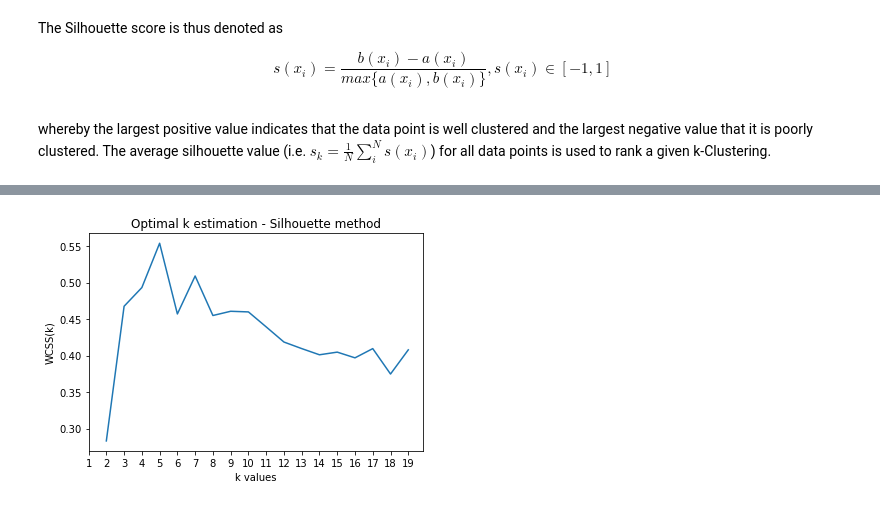
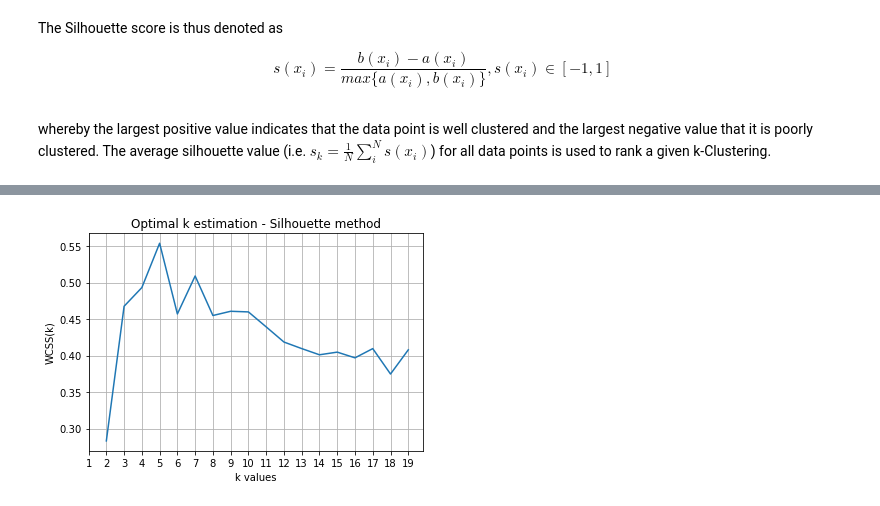
Before and after one commit to YvesMatanga/freemium_datascience, a Jupyter notebook: machine-learning-tutorials/Unsupervised Learning/Practice/2-Clustering-Analysis-Case-Study.ipynb, the cells around one changed output, grey strips where cells are left out. Saved outputs shown, nothing was run; the diff lists cells and outputs as text; code cells hidden in the pictures.

```diff
--- a/machine-learning-tutorials/Unsupervised Learning/Practice/2-Clustering-Analysis-Case-Study.ipynb
+++ b/machine-learning-tutorials/Unsupervised Learning/Practice/2-Clustering-Analysis-Case-Study.ipynb
@@ -76,8 +76,14 @@ x_1 = sub_df['Annual Income (k$)']
 x_2 = sub_df['Spending Score (1-100)']
 
 sv=[]
+
+sv_id = -1
+sv_val = -1
 for k in range(2,20): #set range k values to search from
     km = KMeans(k)
     km.fit(sub_df)
     score = silhouette_score(sub_df,km.labels_,metric='euclidean')
+    if sv_val < score:
+        sv_val = score
+        sv_id = k
     sv.append(score)
@@ -84,11 +99,12 @@ for k in range(2,20): #set range k values to search from
 # %%
 import numpy as np
 plt.figure()
 plt.plot(np.arange(2,20),sv)
 plt.xticks(range(1,20))
 plt.xlabel('k values')
 plt.ylabel('WCSS(k)')
 plt.title('Optimal k estimation - Silhouette method')
+plt.grid()
 plt.show()
 # %% [output]
-[figure, old version]
+[figure, new version]
```
Also changed, not shown: parts of 2 cells of this notebook.
